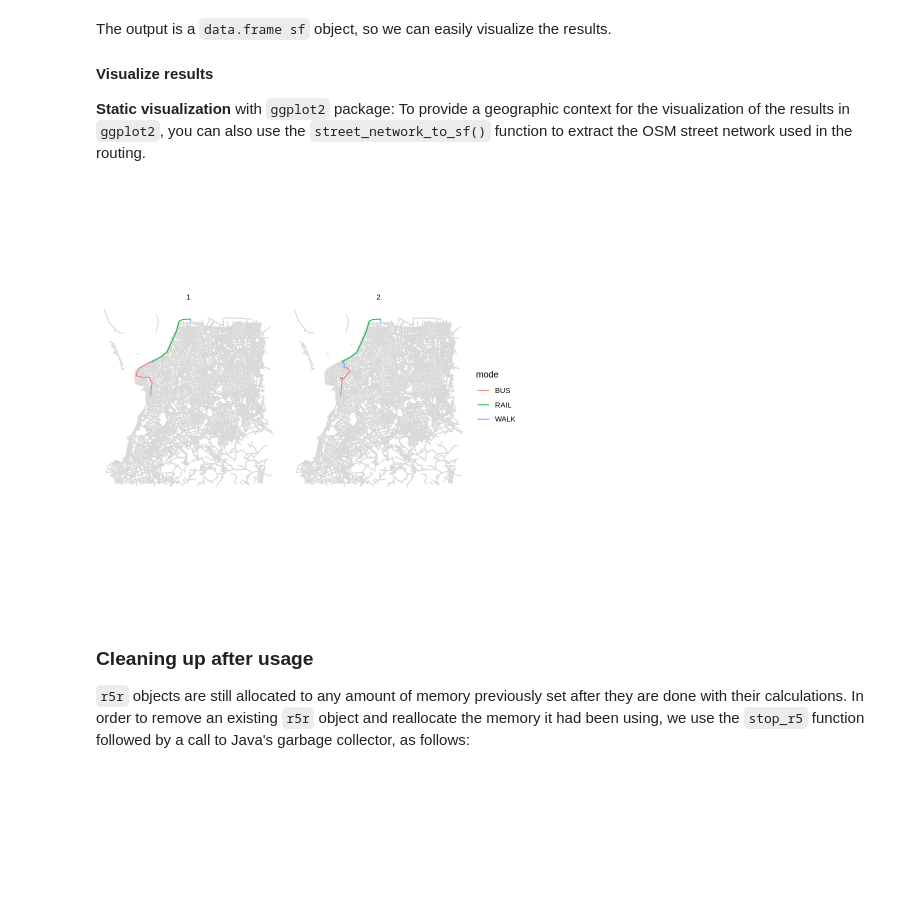
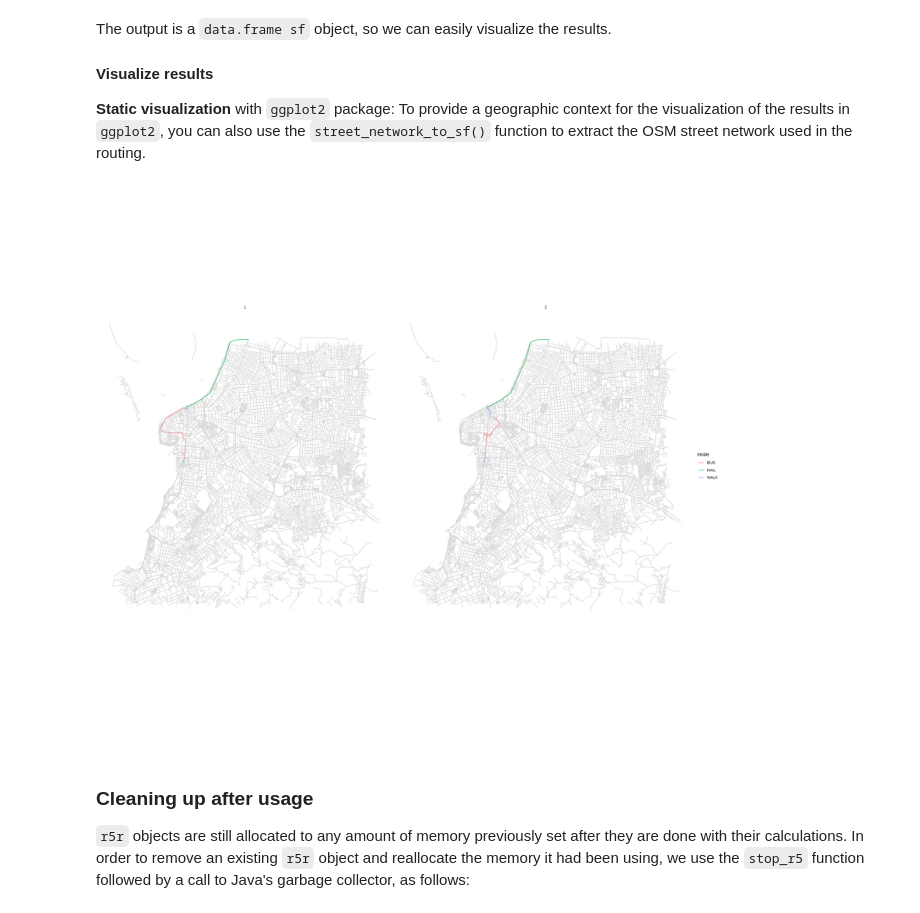
Before and after one commit to r5py/GIScience_2023, a Jupyter notebook: source/notebooks/r5r_demo.ipynb, the cells around one changed output. Drawn from its saved outputs; the diff is of its cells as text; code cells hidden in the pictures; blank space fills up the shorter version.

```diff
--- a/source/notebooks/r5r_demo.ipynb
+++ b/source/notebooks/r5r_demo.ipynb
@@ -375,18 +371,21 @@ The output is a `data.frame sf` object, so we can easily visualize the results.
 **Static visualization** with `ggplot2` package: To provide a geographic context
 for the visualization of the results in `ggplot2`, you can also use the `street_network_to_sf()` function to  extract the OSM street network used in the routing.
 # %%
+# Increase the size of the plot
+options(repr.plot.width = 20, repr.plot.height = 18)
+
 # extract OSM network
 street_net <- street_network_to_sf(r5r_core)
 # extract public transport network
 transit_net <- transit_network_to_sf(r5r_core)
 # plot
 ggplot() +
   geom_sf(data = street_net$edges, color='gray85') +
   geom_sf(data = det, aes(color=mode)) +
   facet_wrap(.~option) +
   theme_void()
 # %% [output]
-[figure, old version]
+[figure, new version]
 # %% [markdown]
 ### Cleaning up after usage
 `r5r` objects are still allocated to any amount of memory previously set after they are done with their calculations. In order to remove an existing `r5r` object and reallocate the memory it had been using, we use the `stop_r5` function followed by a call to Java's garbage collector, as follows:
```
Also changed, not shown: parts of 4 cells of this notebook, 1 other file.
